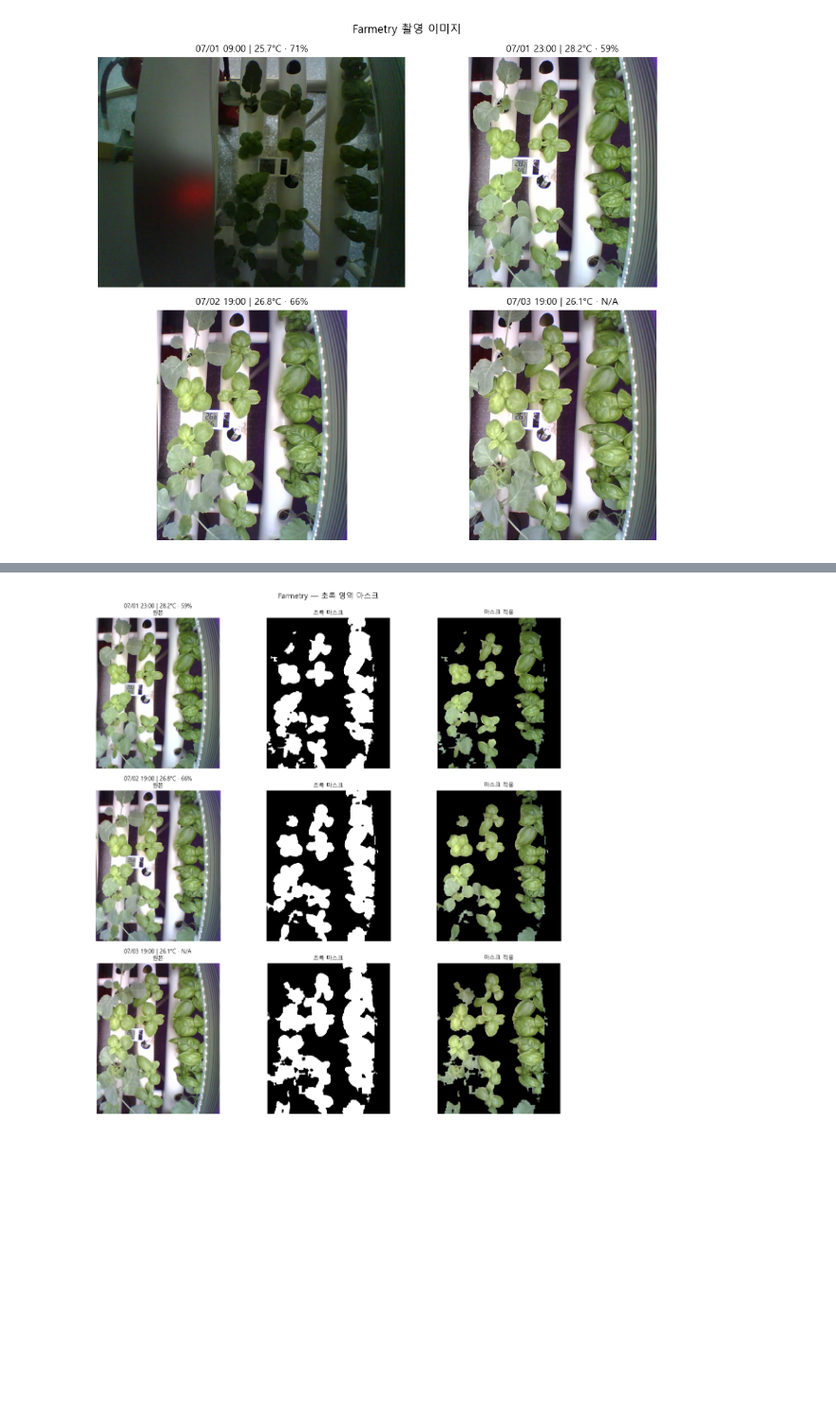
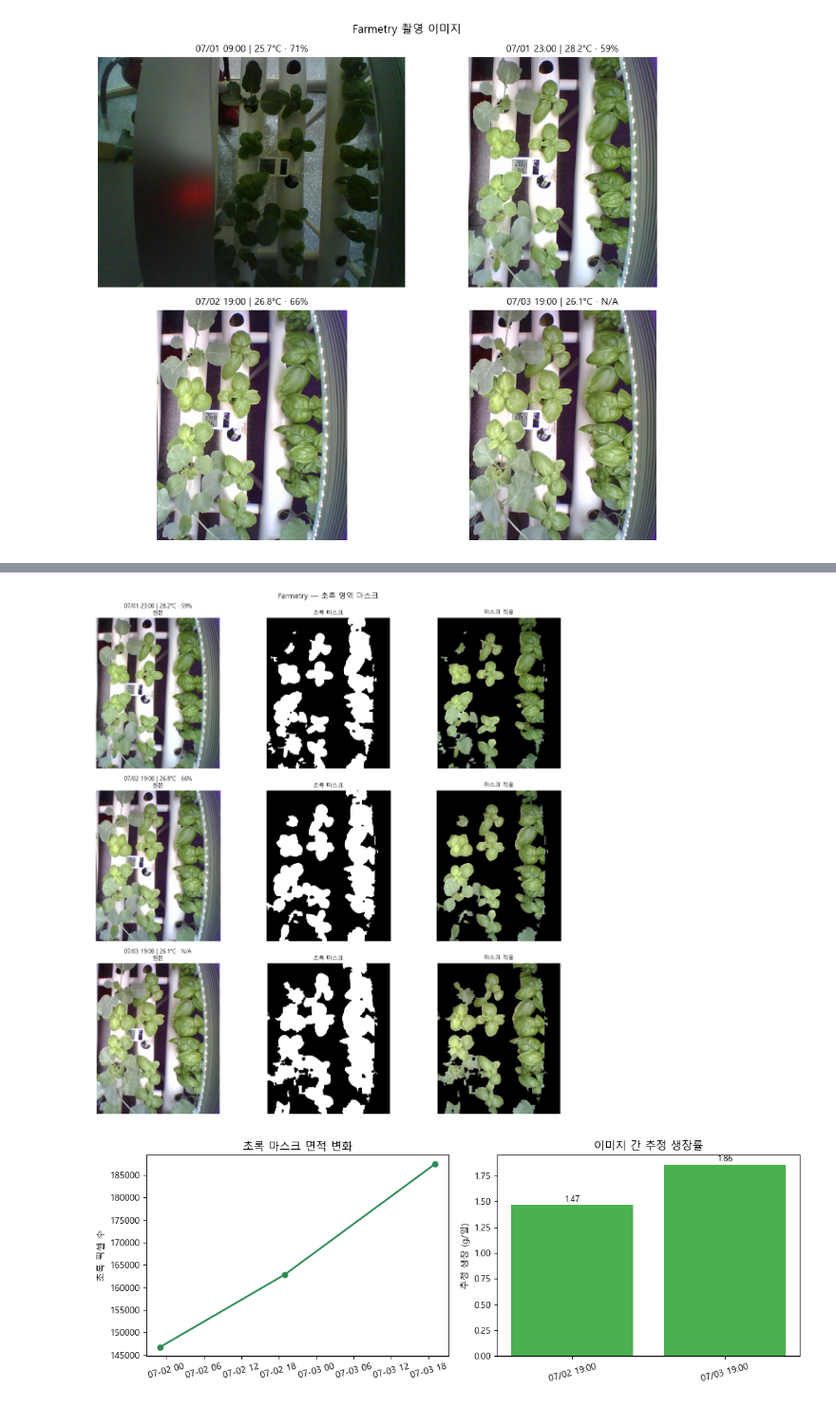
Before and after one commit to msyu787/Farmetry-VisionAI, a Jupyter notebook: notebooks/05_our_data.ipynb, the cells around one changed output, grey strips where cells are left out. Shown at 95% size. Drawn from its saved outputs; the diff is of its cells as text; code cells hidden in the pictures; blank space fills up the shorter version.

```diff
--- a/notebooks/05_our_data.ipynb
+++ b/notebooks/05_our_data.ipynb
@@ -112,12 +115,13 @@ plt.show()
 # %% [output]
 [figure]
 # %%
-# 초록 영역 마스크 + 잎 크기 · 식생지수 (1782864001 제외, bbox 없음)
+# 초록 영역 마스크 + 잎 크기 · 식생지수 · 생장량(g) 추정 (1782864001 제외)
 import cv2
 import numpy as np
 
 MIN_AREA = 150
 EXCLUDE_IDS = {1782864001}
+LETTUCE_CANOPY_CSV = FARMETRY / "data" / "lettuce_processed" / "daily_merged_bio_env_canopy.csv"
 
 
 def build_green_mask(img_bgr: np.ndarray) -> np.ndarray:
@@ -184,16 +188,49 @@ for _, snap in canopy_targets.iterrows():
     })
     viz_cache.append((snap, img, mask))
 
-canopy_df = pd.DataFrame(canopy_rows)
+canopy_df = pd.DataFrame(canopy_rows).sort_values("datetime").reset_index(drop=True)
+
+# --- 상추 온실 캘리브레이션: 초록 픽셀 → 생장량(g) ---
+cal = pd.read_csv(LETTUCE_CANOPY_CSV)
+pos = cal[
+    (cal["delta_total_leaf_area_px"] > 0)
+    & (cal["biomass_delta_g_mean"] > 0)
+    & cal["delta_total_leaf_area_px"].notna()
+    & cal["biomass_delta_g_mean"].notna()
+]
+G_PER_PX = float((pos["biomass_delta_g_mean"] / pos["delta_total_leaf_area_px"]).median())
+G_ABS_PER_PX = float(
+    (cal.loc[cal["total_leaf_area_px"] > 0, "biomass_g_mean"]
+     / cal.loc[cal["total_leaf_area_px"] > 0, "total_leaf_area_px"]).median()
+)
+
+canopy_df["proxy_biomass_g"] = (canopy_df["green_area_px"] * G_ABS_PER_PX).round(3)
+canopy_df["delta_green_px"] = canopy_df["green_area_px"].diff()
+canopy_df["interval_days"] = canopy_df["datetime"].diff().dt.total_seconds() / 86400
+canopy_df["est_g_per_day"] = np.where(
+    canopy_df["interval_days"] > 0,
+    G_PER_PX * canopy_df["delta_green_px"] / canopy_df["interval_days"],
+    np.nan,
+).round(3)
+
 canopy_df.to_csv(OUT / "office_canopy_summary.csv", index=False, encoding="utf-8-sig")
+growth_df = canopy_df[
+    ["image_id", "datetime", "green_area_px", "proxy_biomass_g", "delta_green_px", "interval_days", "est_g_per_day"]
+].copy()
+growth_df.to_csv(OUT / "office_image_growth.csv", index=False, encoding="utf-8-sig")
 
 print(f"분석 대상: {len(canopy_targets)}장 (제외: {sorted(EXCLUDE_IDS)})")
+print(f"\n캘리브레이션 (상추 {len(pos)}일): G_PER_PX={G_PER_PX:.2e} g/px, G_ABS_PER_PX={G_ABS_PER_PX:.2e} g/px")
 print("\n=== 이미지별 녹색 마스크 · 식생지수 ===")
 print(canopy_df[
     ["image_id", "datetime", "green_area_px", "green_cover_ratio",
      "mean_ExG", "mean_GLI", "mean_NGRDI", "greenness"]
 ].to_string(index=False))
+print("\n=== 초록 마스크 기준 생장량 추정 ===")
+print(growth_df.to_string(index=False))
 print(f"\n저장: {OUT / 'office_canopy_summary.csv'}")
+print(f"저장: {OUT / 'office_image_growth.csv'}")
+print("※ g/일은 상추 온실 캘리브레이션 기반 추정치이며, 저울 실측이 아닙니다.")
 
 n = len(viz_cache)
 fig, axes = plt.subplots(n, 3, figsize=(12, 4 * n))
@@ -217,5 +254,25 @@ for row, (snap, img, mask) in enumerate(viz_cache):
 plt.suptitle("Farmetry — 초록 영역 마스크", fontsize=12)
 plt.tight_layout()
 plt.show()
+
+fig, axes = plt.subplots(1, 2, figsize=(11, 4))
+axes[0].plot(canopy_df["datetime"], canopy_df["green_area_px"], "o-", color="seagreen", lw=2)
+axes[0].set_ylabel("초록 픽셀 수")
+axes[0].set_title("초록 마스크 면적 변화")
+axes[0].tick_params(axis="x", rotation=15)
+
+g_days = canopy_df.dropna(subset=["est_g_per_day"])
+axes[1].bar(
+    g_days["datetime"].dt.strftime("%m/%d %H:%M"),
+    g_days["est_g_per_day"],
+    color="#4caf50",
+)
+axes[1].set_ylabel("추정 생장 (g/일)")
+axes[1].set_title("이미지 간 추정 생장률")
+axes[1].tick_params(axis="x", rotation=15)
+for i, v in enumerate(g_days["est_g_per_day"]):
+    axes[1].text(i, v + 0.03, f"{v:.2f}", ha="center", fontsize=9)
+plt.tight_layout()
+plt.show()
 # %% [output]
 분석 대상: 3장 (제외: [1782864001])
@@ -230,2 +297,3 @@ plt.show()
 [figure]
+[figure, added]
 # %%
```
Also changed, not shown: parts of 3 cells of this notebook.
